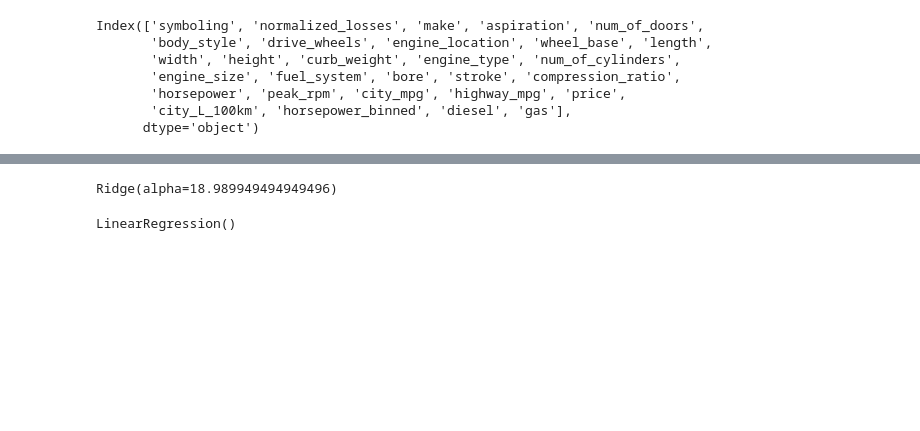
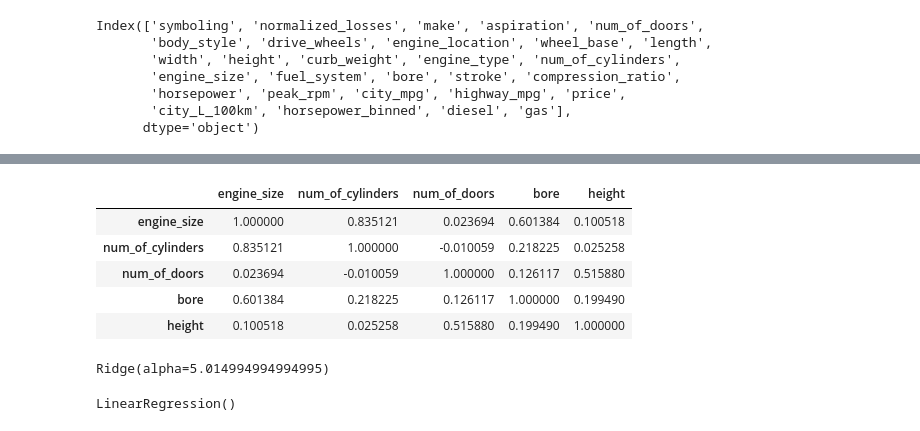
Before and after one commit to hplbrayan/Un-curso-de-Machine-Learning, a Jupyter notebook: 07_ML_Modelos_de_Regresion/N1_Linear_Models.ipynb, the cells around one changed output, grey strips where cells are left out. Cells and saved outputs as stored; diff of their text form; code cells hidden in the pictures; blank space fills up the shorter version.

```diff
--- a/07_ML_Modelos_de_Regresion/N1_Linear_Models.ipynb
+++ b/07_ML_Modelos_de_Regresion/N1_Linear_Models.ipynb
@@ -243,26 +258,28 @@ Index(['symboling', 'normalized_losses', 'make', 'aspiration', 'num_of_doors',
+# %%
+X.corr()
+# %% [output]
+|  | engine_size | num_of_cylinders | num_of_doors | bore | height |
+| engine_size | 1.000000 | 0.835121 | 0.023694 | 0.601384 | 0.100518 |
+| num_of_cylinders | 0.835121 | 1.000000 | -0.010059 | 0.218225 | 0.025258 |
+| num_of_doors | 0.023694 | -0.010059 | 1.000000 | 0.126117 | 0.515880 |
+| bore | 0.601384 | 0.218225 | 0.126117 | 1.000000 | 0.199490 |
+| height | 0.100518 | 0.025258 | 0.515880 | 0.199490 | 1.000000 |
 # %%
-# Features para el modelo
-sel_features = ["engine_size", "num_of_cylinders", "num_of_doors", "bore"]
-target = "price"
-
-X = df[sel_features]
-y = df[target]
-
 # Datos de entrenamiento y prueba/testeo
-X_train, X_test, y_train, y_test = train_test_split(X, y, test_size=0.2, random_state=13)
+X_train, X_test, y_train, y_test = train_test_split(X, y, test_size=0.2, random_state=123)
 
 ######################## Ridge ########################
 
 # Antes de entrenar el modelo se escoge el mejor valor de alpha.
 # En el siguiente módulo se explicará en detalle este procedimiento
 # de ajuste de los hiperparámetros de un modelo.
-best_alpha = RidgeCV(alphas=np.linspace(0.001, 20, 100)).fit(X_train, y_train).alpha_
+best_alpha = RidgeCV(alphas=np.linspace(0.01, 5000, 1000)).fit(X_train, y_train).alpha_
 
 # Entrenamiento
 model_ridge = Ridge(alpha=best_alpha)
 model_ridge.fit(X=X_train, y=y_train)
 # %% [output]
-Ridge(alpha=18.989949494949496)
+Ridge(alpha=5.014994994994995)
 # %%
 ######################## Linear ########################
 
```
Also changed, not shown: parts of 15 cells of this notebook.
